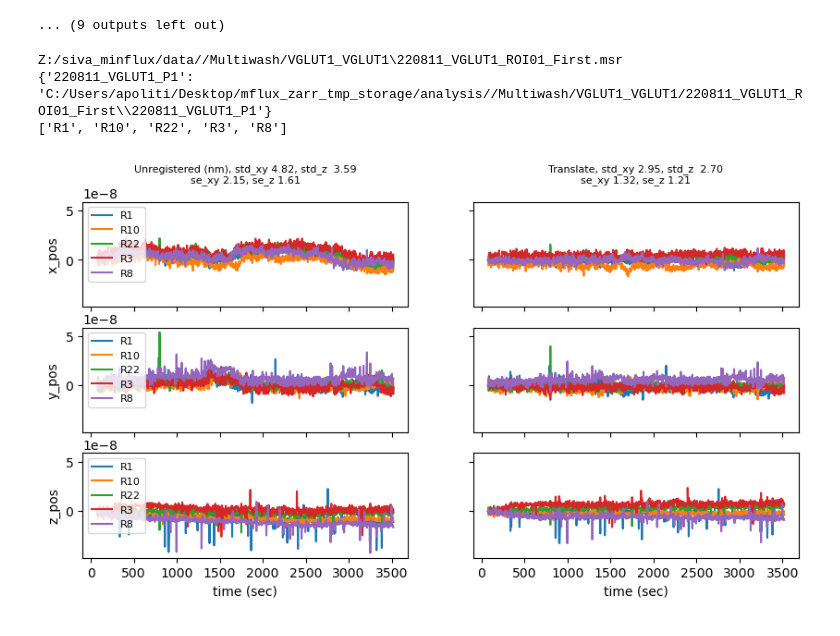
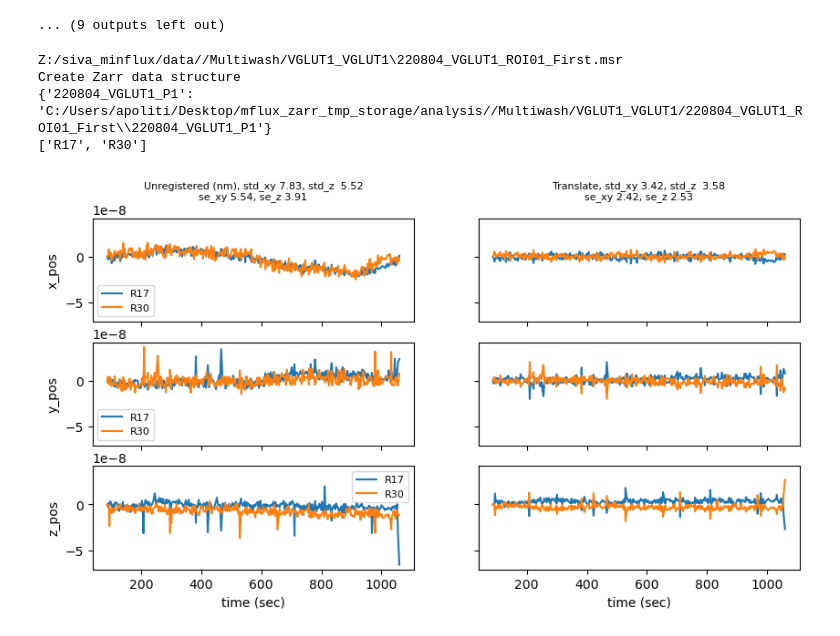
Before and after one commit to jkfindeisen/minflux-analysis, a Jupyter notebook: python/run_data_extraction.ipynb, the cells around one changed output. Drawn from its saved outputs; the diff is of its cells as text; code cells hidden in the pictures.

Commit message:
Update run_data_extraction.ipynb
Finished data extraction

```diff
--- a/python/run_data_extraction.ipynb
+++ b/python/run_data_extraction.ipynb
@@ -198,12 +198,13 @@ Z:/siva_minflux/data//Single wash/ATG9\220825_ATG9_ROI2.msr
 # %%
 # Preview data cwash
 preview_data(msr_files=msr_cwash, outdir=outdir_cwash, zarr_dir=zarrdir_cwash,  wash_key='VGLUT1_VGLUT1',
-             idfile=2, time_diff_ref=10)
+             idfile=0, time_diff_ref=800)
 # %% [output]
-Z:/siva_minflux/data//Multiwash/VGLUT1_VGLUT1\220811_VGLUT1_ROI01_First.msr
-{'220811_VGLUT1_P1': 'C:/Users/apoliti/Desktop/mflux_zarr_tmp_storage/analysis//Multiwash/VGLUT1_VGLUT1/220811_VGLUT1_ROI01_First\\220811_VGLUT1_P1'}
-['R1', 'R10', 'R22', 'R3', 'R8']
+Z:/siva_minflux/data//Multiwash/VGLUT1_VGLUT1\220804_VGLUT1_ROI01_First.msr
+Create Zarr data structure
+{'220804_VGLUT1_P1': 'C:/Users/apoliti/Desktop/mflux_zarr_tmp_storage/analysis//Multiwash/VGLUT1_VGLUT1/220804_VGLUT1_ROI01_First\\220804_VGLUT1_P1'}
+['R17', 'R30']
-[figure, old version]
+[figure, new version]
 # %%
 # Valid msr files, for instance because lacking of common reference. This can be fixed at a later time point
 invalid_cwash = {}
```
Also changed, not shown: parts of 3 cells of this notebook.
